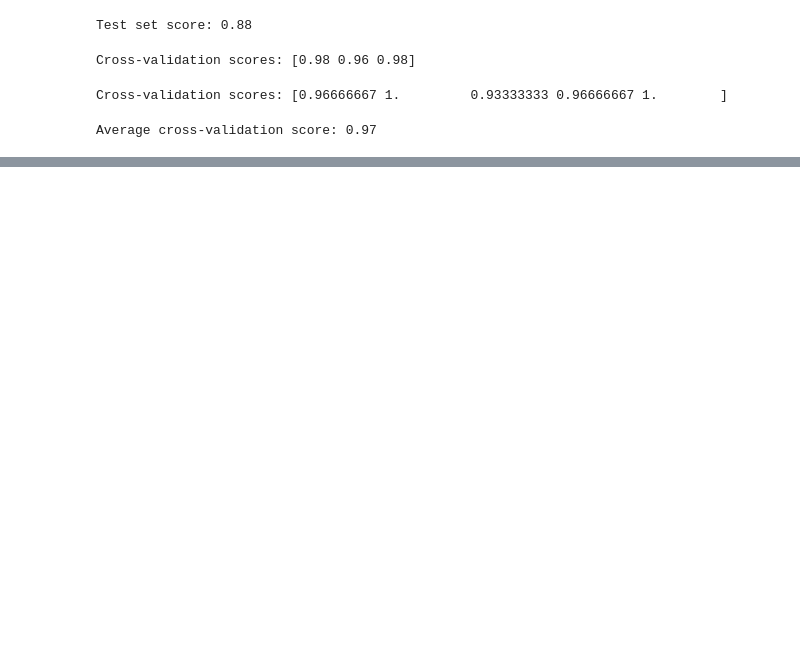
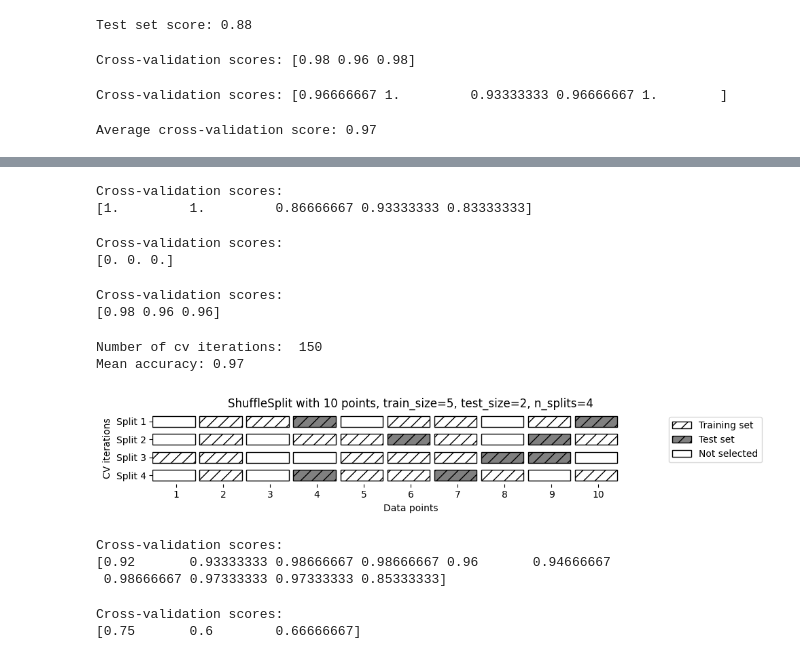
Before and after one commit to Yellow-BringtEast/python-study, a Jupyter notebook: 机器学习/python机器学习基础/chapter5.ipynb, the cells around one changed output, grey strips where cells are left out. Drawn from its saved outputs; the diff is of its cells as text; code cells hidden in the pictures; blank space fills up the shorter version.

```diff
--- a/机器学习/python机器学习基础/chapter5.ipynb
+++ b/机器学习/python机器学习基础/chapter5.ipynb
@@ -56,0 +73,64 @@ Average cross-validation score: 0.97
+# %%
+from sklearn.model_selection import KFold, cross_val_score
+from sklearn.linear_model import LogisticRegression
+
+logreg = LogisticRegression(max_iter=500)
+kfold = KFold(n_splits=5)
+
+print("Cross-validation scores:\n{}".format(cross_val_score(logreg, iris.data, iris.target, cv=kfold)))
+# %% [output]
+Cross-validation scores:
+[1.         1.         0.86666667 0.93333333 0.83333333]
+# %%
+kfold = KFold(n_splits=3)
+print("Cross-validation scores:\n{}".format(
+ cross_val_score(logreg, iris.data, iris.target, cv=kfold)))
+# %% [output]
+Cross-validation scores:
+[0. 0. 0.]
+# %%
+kfold = KFold(n_splits=3, shuffle=True, random_state=0)
+print("Cross-validation scores:\n{}".format(
+ cross_val_score(logreg, iris.data, iris.target, cv=kfold)))
+# %% [output]
+Cross-validation scores:
+[0.98 0.96 0.96]
+# %%
+# 留一法 - 每次划分，保留单个数据点作为测试集
+from sklearn.model_selection import LeaveOneOut
+loo = LeaveOneOut()
+scores = cross_val_score(logreg, iris.data, iris.target, cv=loo)
+print("Number of cv iterations: ", len(scores))
+print("Mean accuracy: {:.2f}".format(scores.mean()))
+# %% [output]
+Number of cv iterations:  150
+Mean accuracy: 0.97
+# %%
+# 打乱划分交叉验证
+mglearn.plots.plot_shuffle_split()
+# %% [output]
+[figure, added]
+# %%
+from sklearn.model_selection import ShuffleSplit
+
+shuffle_split = ShuffleSplit(test_size=.5, train_size=.5, n_splits=10)
+scores = cross_val_score(logreg, iris.data, iris.target, cv=shuffle_split)
+print("Cross-validation scores:\n{}".format(scores))
+# %% [output]
+Cross-validation scores:
+[0.92       0.93333333 0.98666667 0.98666667 0.96       0.94666667
+ 0.98666667 0.97333333 0.97333333 0.85333333]
+# %%
+# 分组交叉验证
+from sklearn.model_selection import GroupKFold
+from sklearn.datasets import make_blobs
+
+# 创建模拟数据集
+X, y = make_blobs(n_samples=12, random_state=0)
+# 假设前3个样本属于同一组，接下来的4个属于同一组，以此类推
+groups = [0, 0, 0, 1, 1, 1, 1, 2, 2, 3, 3, 3]
+scores = cross_val_score(logreg, X, y, groups=groups, cv=GroupKFold(n_splits=3))
+print("Cross-validation scores:\n{}".format(scores))
+# %% [output]
+Cross-validation scores:
+[0.75       0.6        0.66666667]
```
Also changed, not shown: parts of 6 cells of this notebook.
